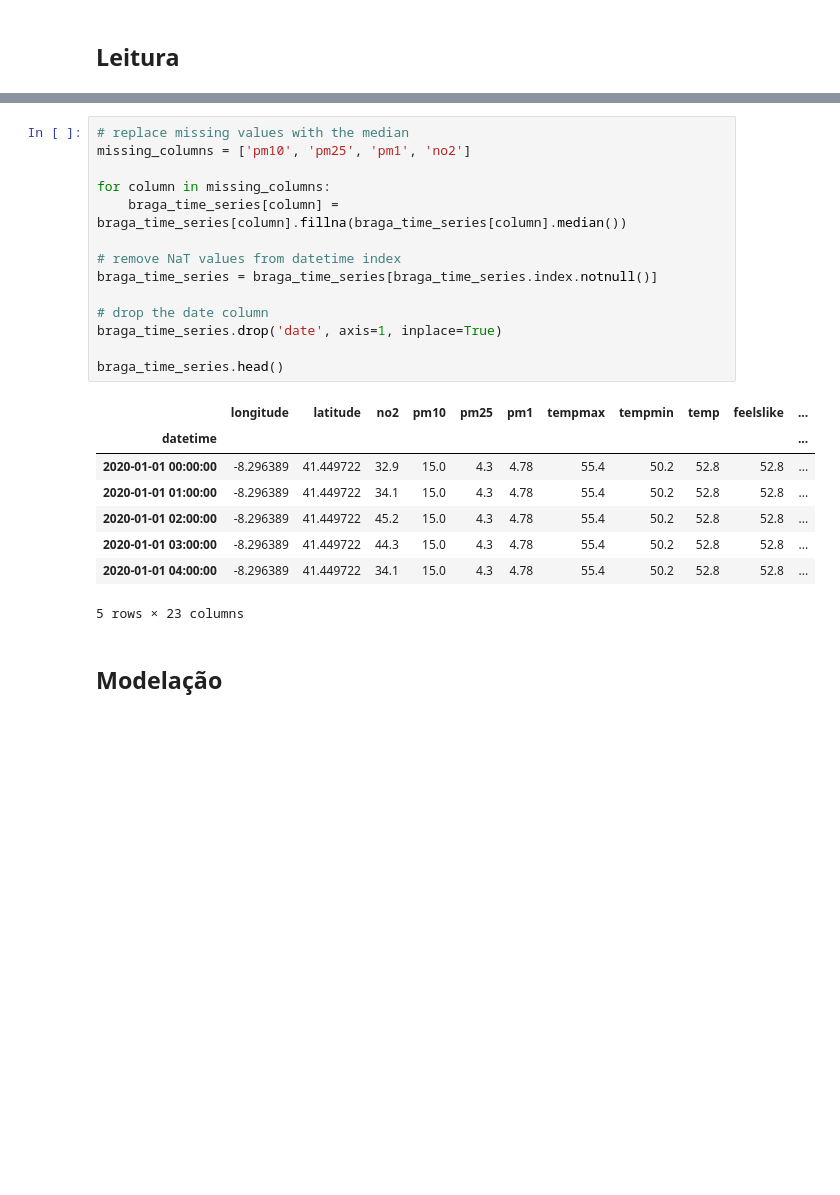
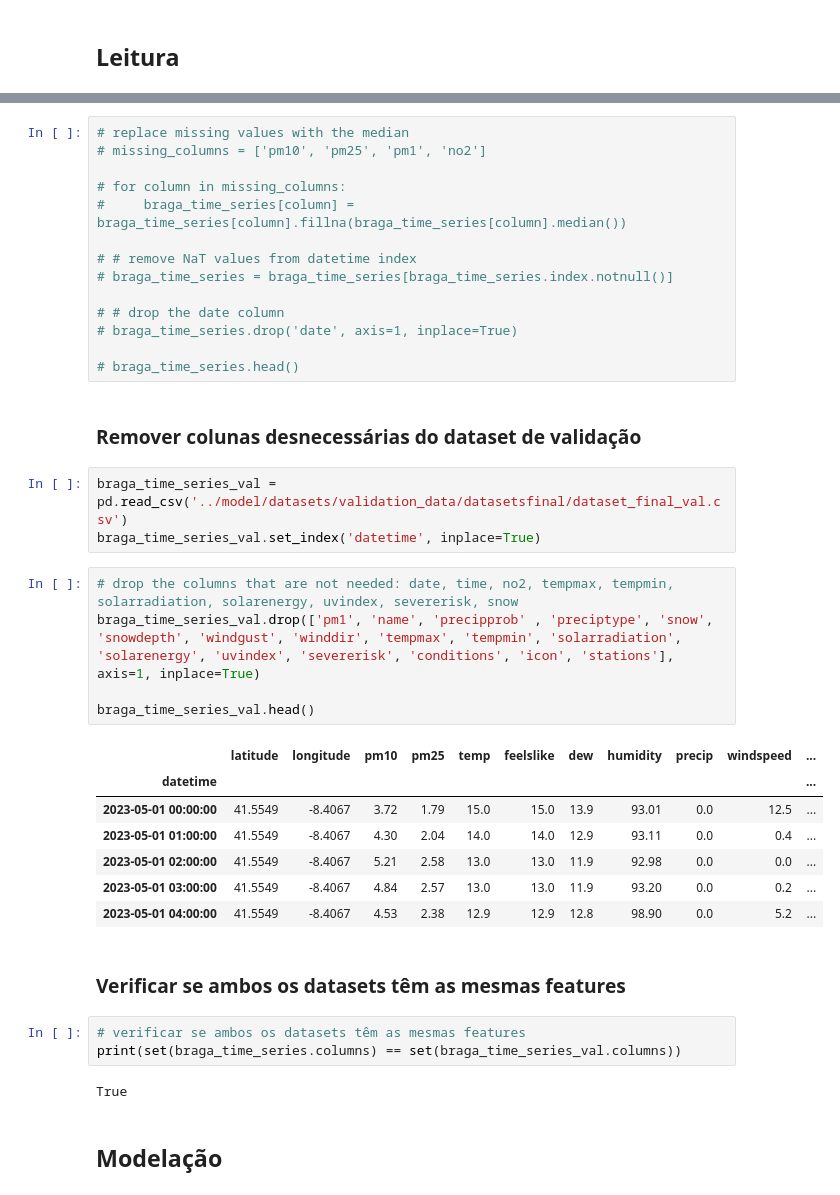
Before and after one commit to Noodle129/MD_TP, a Jupyter notebook: Fase_III/model/sarima_model.ipynb, the cells around one changed output, grey strips where cells are left out. Saved outputs shown, nothing was run; the diff lists cells and outputs as text; blank space fills up the shorter version.

```diff
--- a/Fase_III/model/sarima_model.ipynb
+++ b/Fase_III/model/sarima_model.ipynb
@@ -38,26 +37,42 @@ braga_time_series.head()
 # %%
 # replace missing values with the median
-missing_columns = ['pm10', 'pm25', 'pm1', 'no2']
+# missing_columns = ['pm10', 'pm25', 'pm1', 'no2']
 
-for column in missing_columns:
-    braga_time_series[column] = braga_time_series[column].fillna(braga_time_series[column].median())
+# for column in missing_columns:
+#     braga_time_series[column] = braga_time_series[column].fillna(braga_time_series[column].median())
 
-# remove NaT values from datetime index
-braga_time_series = braga_time_series[braga_time_series.index.notnull()]
+# # remove NaT values from datetime index
+# braga_time_series = braga_time_series[braga_time_series.index.notnull()]
 
-# drop the date column
-braga_time_series.drop('date', axis=1, inplace=True)
+# # drop the date column
+# braga_time_series.drop('date', axis=1, inplace=True)
 
-braga_time_series.head()
+# braga_time_series.head()
-# %% [output]
-|  | longitude | latitude | no2 | pm10 | pm25 | pm1 | tempmax | tempmin | temp | feelslike | ... |
-| datetime |  |  |  |  |  |  |  |  |  |  | ... |
-| 2020-01-01 00:00:00 | -8.296389 | 41.449722 | 32.9 | 15.0 | 4.3 | 4.78 | 55.4 | 50.2 | 52.8 | 52.8 | ... |
-| 2020-01-01 01:00:00 | -8.296389 | 41.449722 | 34.1 | 15.0 | 4.3 | 4.78 | 55.4 | 50.2 | 52.8 | 52.8 | ... |
-| 2020-01-01 02:00:00 | -8.296389 | 41.449722 | 45.2 | 15.0 | 4.3 | 4.78 | 55.4 | 50.2 | 52.8 | 52.8 | ... |
-| 2020-01-01 03:00:00 | -8.296389 | 41.449722 | 44.3 | 15.0 | 4.3 | 4.78 | 55.4 | 50.2 | 52.8 | 52.8 | ... |
-| 2020-01-01 04:00:00 | -8.296389 | 41.449722 | 34.1 | 15.0 | 4.3 | 4.78 | 55.4 | 50.2 | 52.8 | 52.8 | ... |
-5 rows × 23 columns
+# %% [markdown]
+### Remover colunas desnecessárias do dataset de validação
+# %%
+braga_time_series_val = pd.read_csv('../model/datasets/validation_data/datasetsfinal/dataset_final_val.csv')
+braga_time_series_val.set_index('datetime', inplace=True)
+# %%
+# drop the columns that are not needed: date, time, no2, tempmax, tempmin, solarradiation, solarenergy, uvindex, severerisk, snow
+braga_time_series_val.drop(['pm1', 'name', 'precipprob' , 'preciptype', 'snow', 'snowdepth', 'windgust', 'winddir', 'tempmax', 'tempmin', 'solarradiation', 'solarenergy', 'uvindex', 'severerisk', 'conditions', 'icon', 'stations'], axis=1, inplace=True)
+
+braga_time_series_val.head()
+# %% [output]
+|  | latitude | longitude | pm10 | pm25 | temp | feelslike | dew | humidity | precip | windspeed | ... |
+| datetime |  |  |  |  |  |  |  |  |  |  | ... |
+| 2023-05-01 00:00:00 | 41.5549 | -8.4067 | 3.72 | 1.79 | 15.0 | 15.0 | 13.9 | 93.01 | 0.0 | 12.5 | ... |
+| 2023-05-01 01:00:00 | 41.5549 | -8.4067 | 4.30 | 2.04 | 14.0 | 14.0 | 12.9 | 93.11 | 0.0 | 0.4 | ... |
+| 2023-05-01 02:00:00 | 41.5549 | -8.4067 | 5.21 | 2.58 | 13.0 | 13.0 | 11.9 | 92.98 | 0.0 | 0.0 | ... |
+| 2023-05-01 03:00:00 | 41.5549 | -8.4067 | 4.84 | 2.57 | 13.0 | 13.0 | 11.9 | 93.20 | 0.0 | 0.2 | ... |
+| 2023-05-01 04:00:00 | 41.5549 | -8.4067 | 4.53 | 2.38 | 12.9 | 12.9 | 12.8 | 98.90 | 0.0 | 5.2 | ... |
+# %% [markdown]
+### Verificar se ambos os datasets têm as mesmas features
+# %%
+# verificar se ambos os datasets têm as mesmas features
+print(set(braga_time_series.columns) == set(braga_time_series_val.columns))
+# %% [output]
+True
 # %% [markdown]
 ## Modelação
 # %%
```
Also changed, not shown: parts of 14 cells of this notebook, 2 other files.
